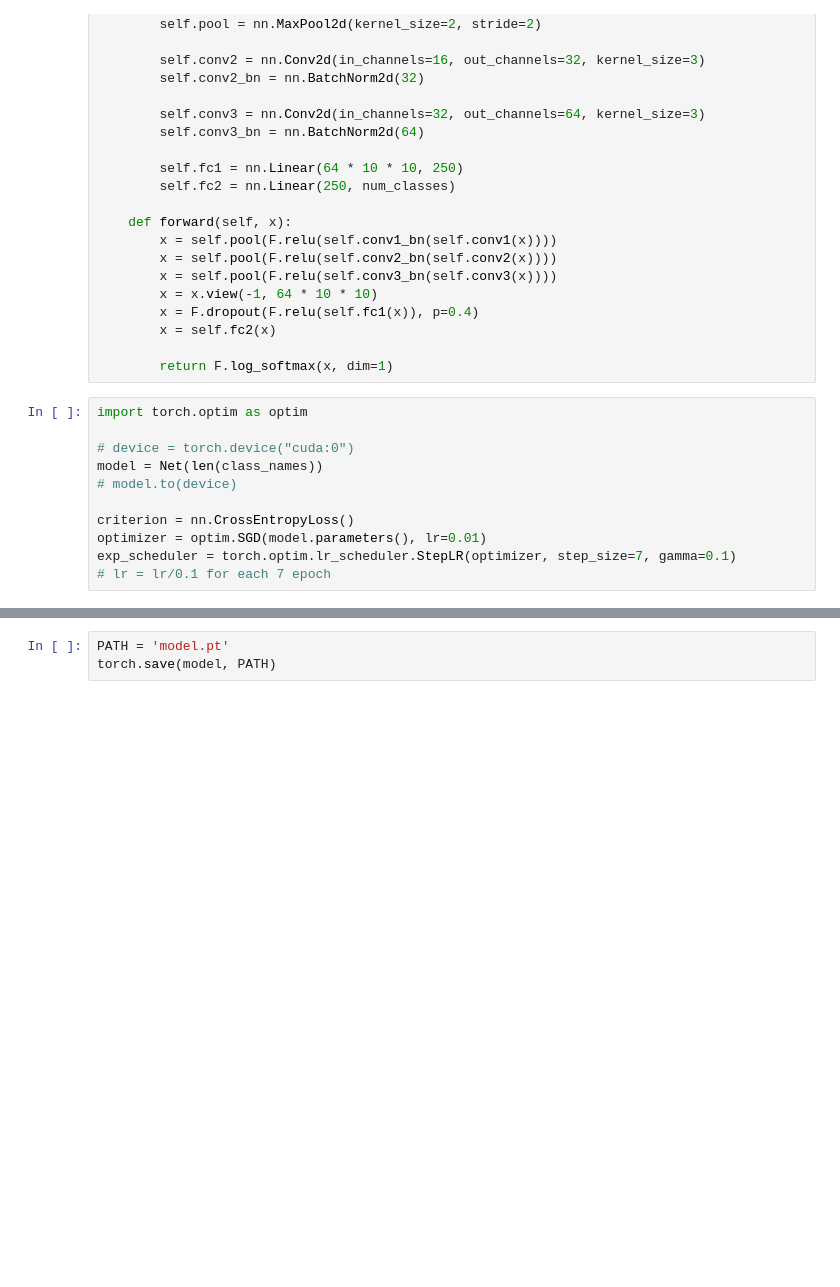
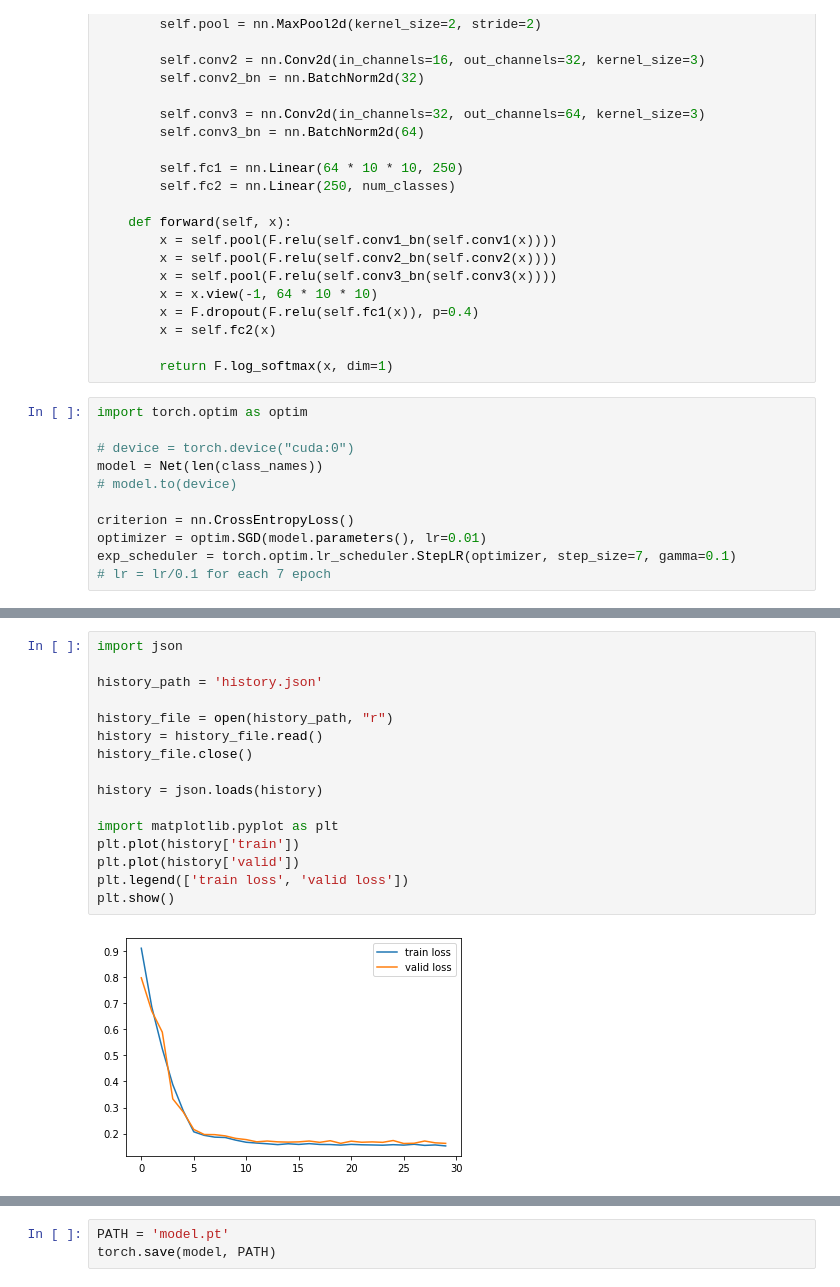
Before and after one commit to chun144/H-c-m-y---INT3405, a Jupyter notebook: train_model.ipynb, the cells around one changed output, grey strips where cells are left out. Drawn from its saved outputs; the diff is of its cells as text; blank space fills up the shorter version.

```diff
--- a/train_model.ipynb
+++ b/train_model.ipynb
@@ -316,0 +340,18 @@ Complete training in 0h 30m
+# %%
+import json
+
+history_path = 'history.json'
+
+history_file = open(history_path, "r")
+history = history_file.read()
+history_file.close()
+
+history = json.loads(history)
+
+import matplotlib.pyplot as plt
+plt.plot(history['train'])
+plt.plot(history['valid'])
+plt.legend(['train loss', 'valid loss'])
+plt.show()
+# %% [output]
+[figure, added]
```
Also changed, not shown: parts of 7 cells of this notebook, 5 other files.
